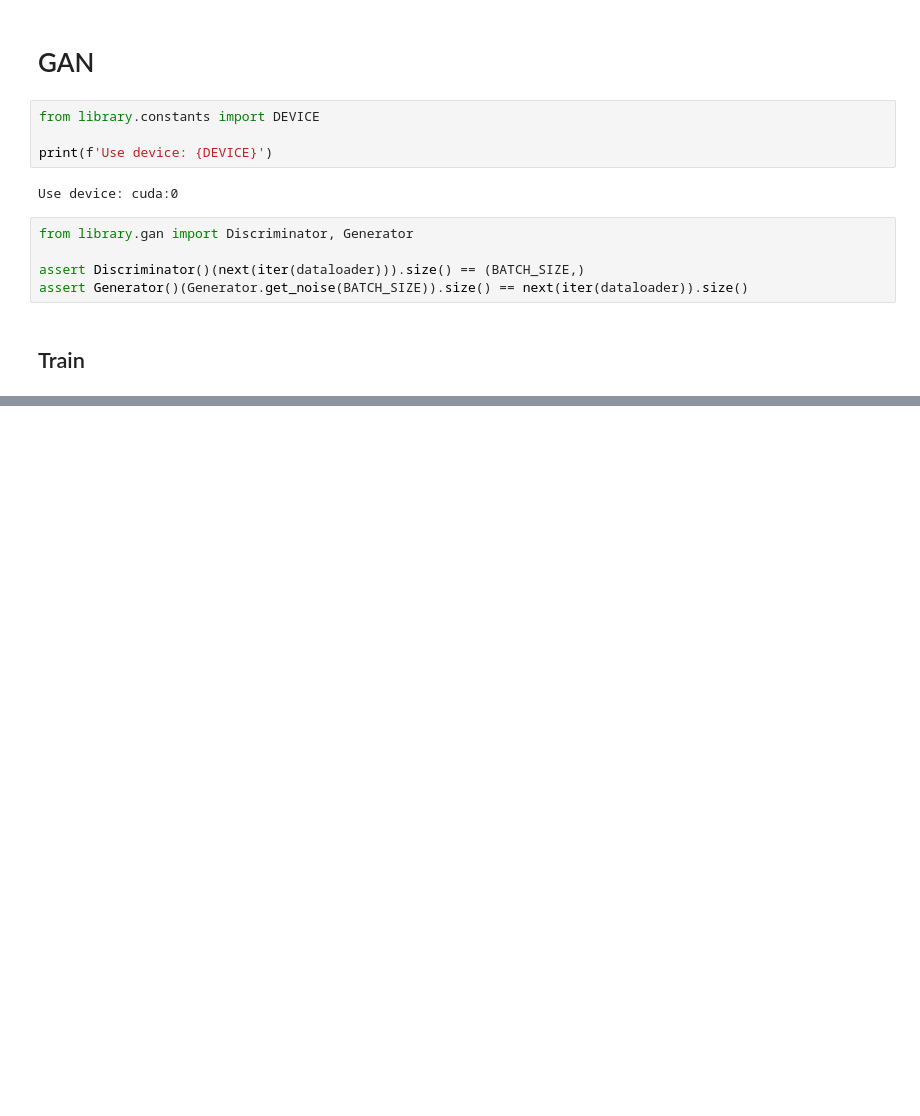
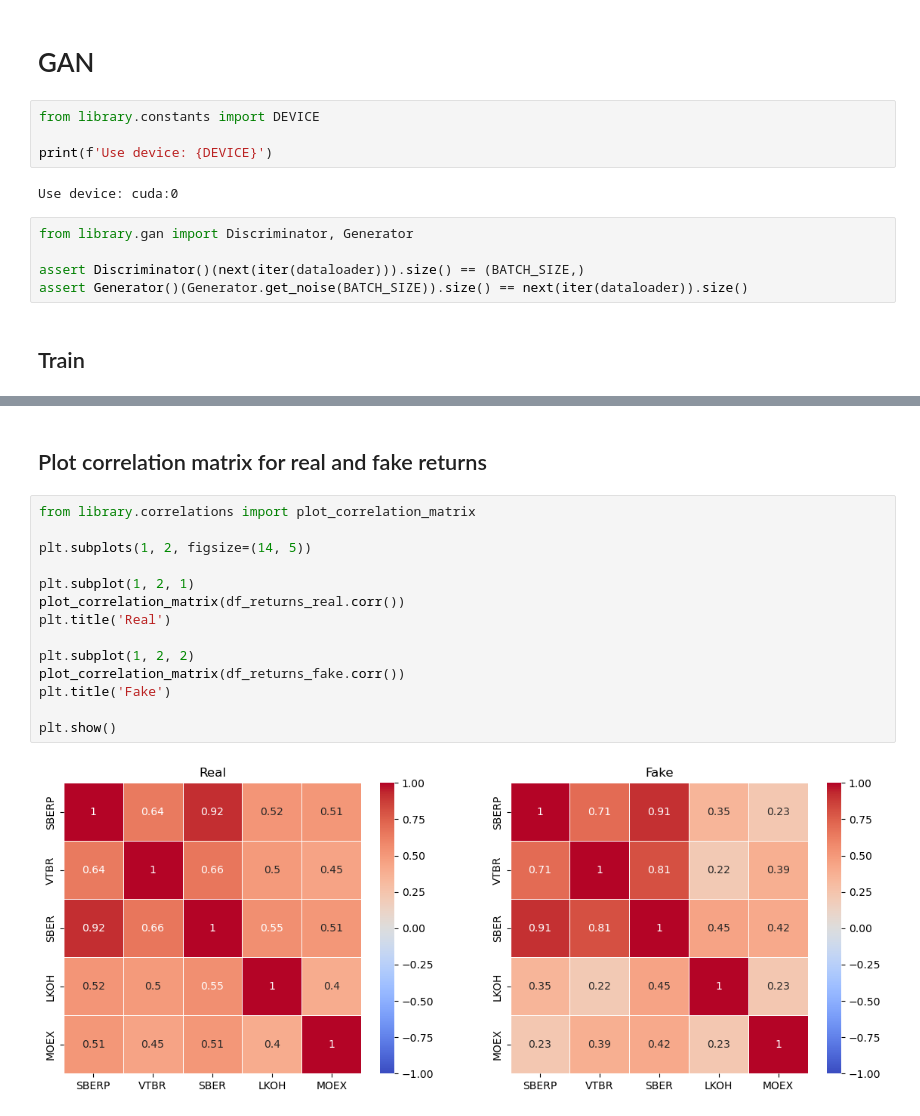
Before and after one commit to GudkovNikolay/Interactive_dashboard_ECML_2025, a Jupyter notebook: research/gan.ipynb, the cells around one changed output, grey strips where cells are left out. Cells and saved outputs as stored; diff of their text form; blank space fills up the shorter version.

```diff
--- a/research/gan.ipynb
+++ b/research/gan.ipynb
@@ -71,0 +109,18 @@ Fake correlation: 0.7819163206434702. Real correlation: 0.9185647795211369
+# %% [markdown]
+## Plot correlation matrix for real and fake returns
+# %%
+from library.correlations import plot_correlation_matrix
+
+plt.subplots(1, 2, figsize=(14, 5))
+
+plt.subplot(1, 2, 1)
+plot_correlation_matrix(df_returns_real.corr())
+plt.title('Real')
+
+plt.subplot(1, 2, 2)
+plot_correlation_matrix(df_returns_fake.corr())
+plt.title('Fake')
+
+plt.show()
+# %% [output]
+[figure, added]
```
Also changed, not shown: parts of 12 cells of this notebook, 17 other files.
